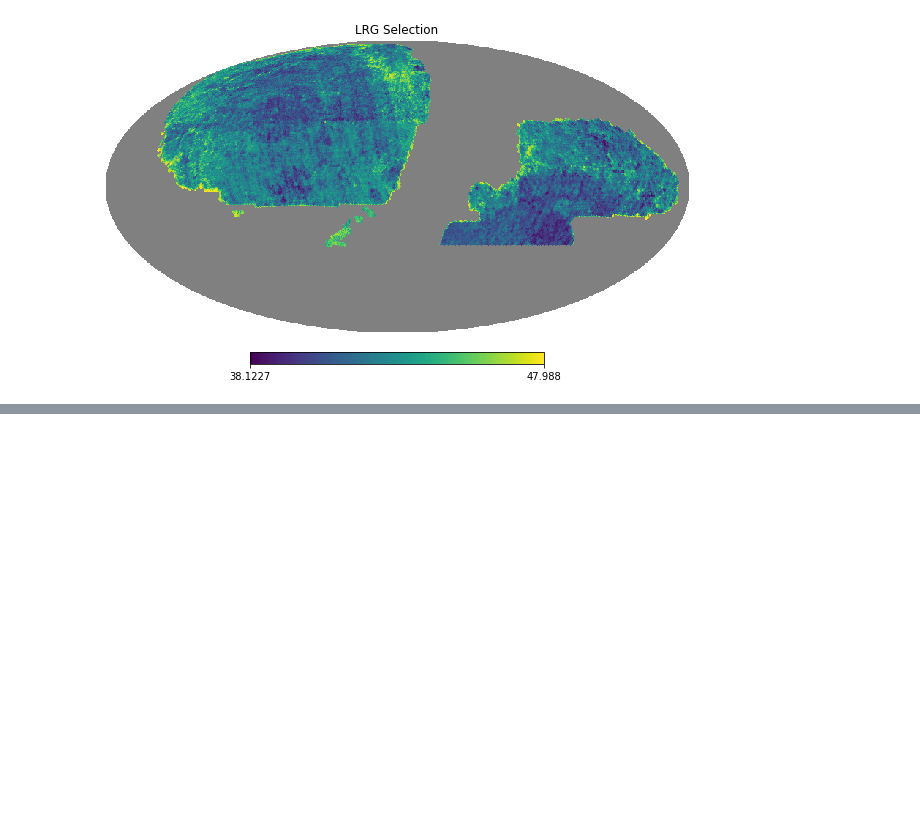
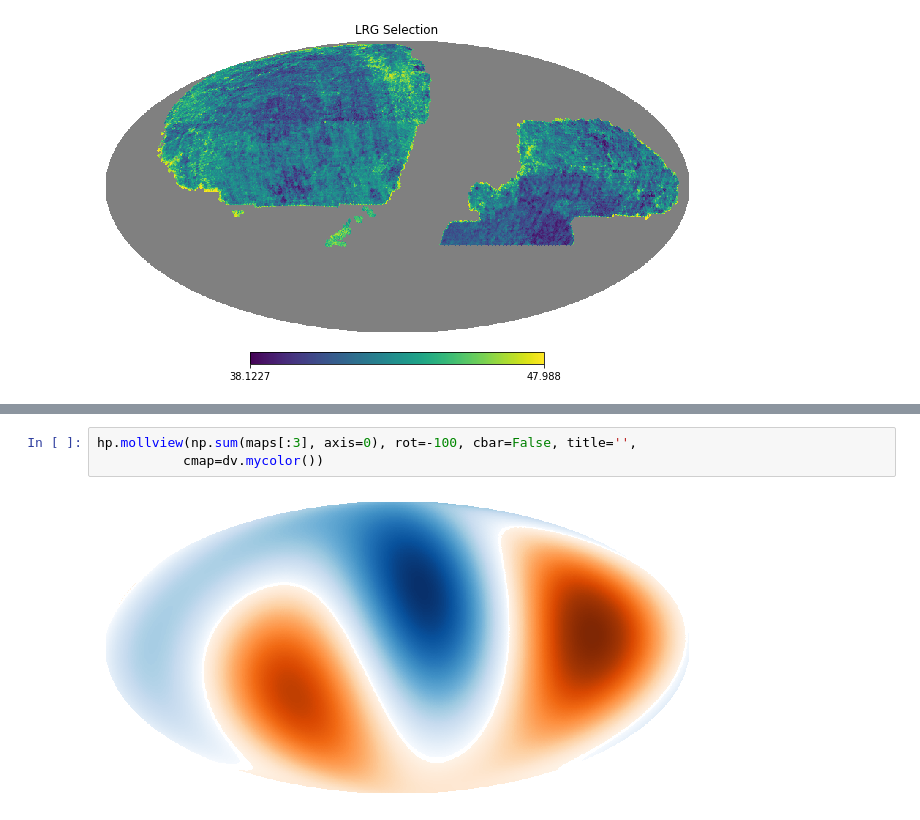
Before and after one commit to mehdirezaie/AddSys, a Jupyter notebook: addsystematics.ipynb, the cells around one changed output, grey strips where cells are left out. Cells and saved outputs as stored; diff of their text form; blank space fills up the shorter version.

```diff
--- a/addsystematics.ipynb
+++ b/addsystematics.ipynb
@@ -144,0 +183,5 @@ hp.mollview(lrg_, title='LRG Selection', rot=120)
+# %%
+hp.mollview(np.sum(maps[:3], axis=0), rot=-100, cbar=False, title='',
+           cmap=dv.mycolor())
+# %% [output]
+[figure, added]
```
Also changed, not shown: parts of 23 cells of this notebook.
